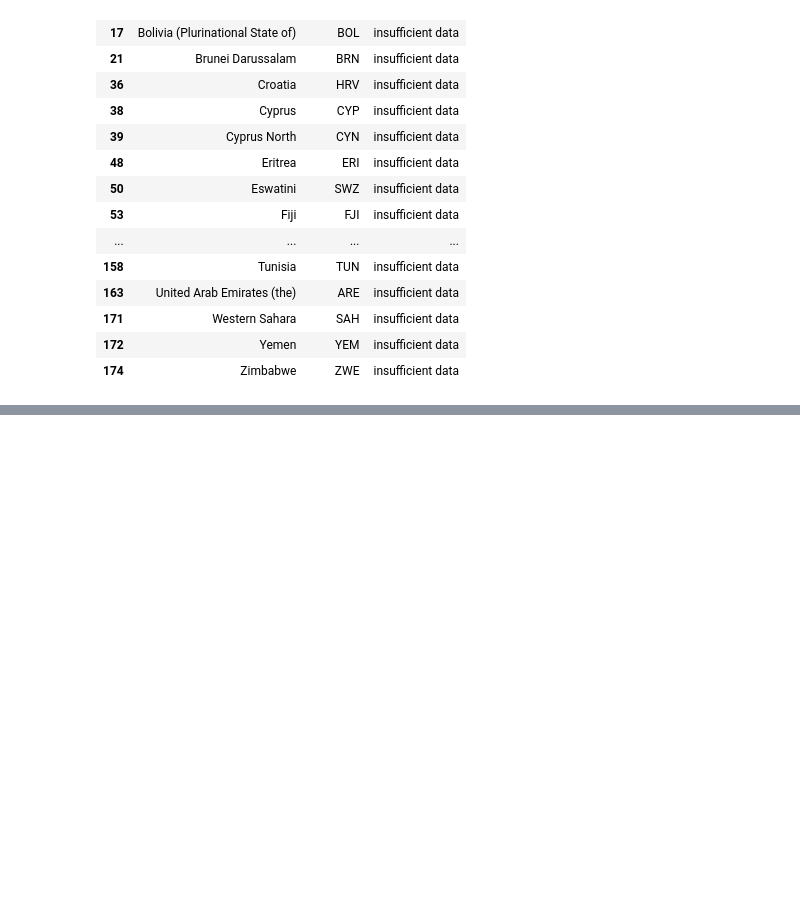
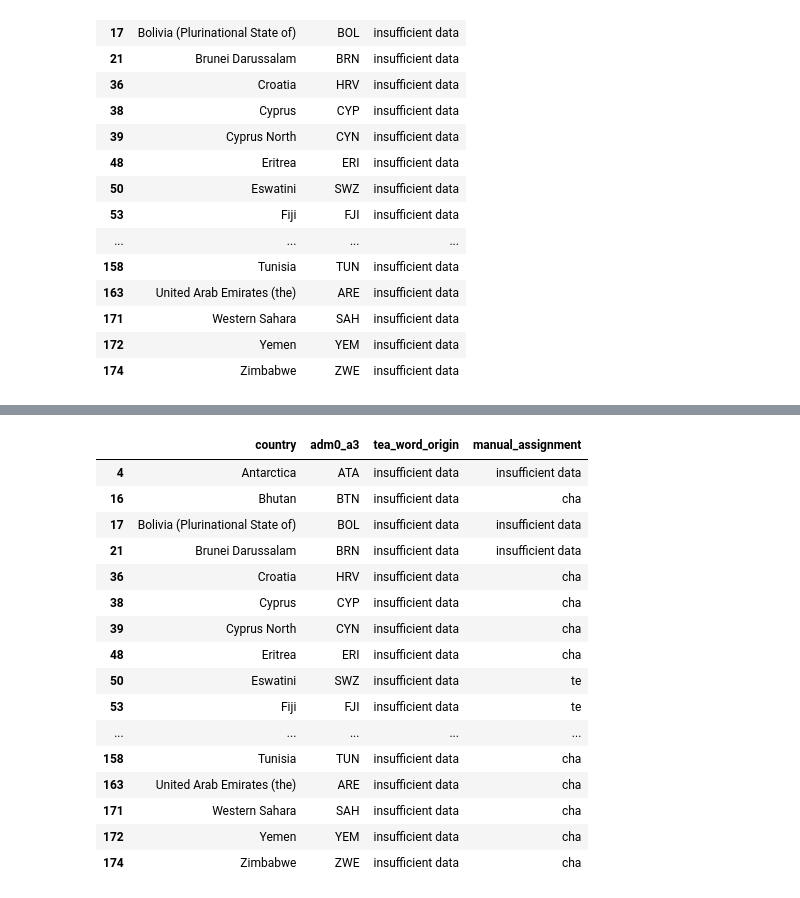
Before and after one commit to TangentialAlmond/tea_words_map, a Jupyter notebook: tea_words_map.ipynb, the cells around one changed output, grey strips where cells are left out. Cells and saved outputs as stored; diff of their text form; code cells hidden in the pictures; blank space fills up the shorter version.

```diff
--- a/tea_words_map.ipynb
+++ b/tea_words_map.ipynb
@@ -285,3 +397,69 @@ country_tea_origin_updated[country_tea_origin_updated["tea_word_origin"] == "ins
 | 174 | Zimbabwe | ZWE | insufficient data |
 # %%
 # CONTINUE HERE
+manual_assignment = {
+    "cha": [
+        # Arabic-speaking (not exclusive)
+        "Mauritania", "Tunisia", "Libya", "Western Sahara",
+        "Iraq", "Jordan", "Lebanon", "Kuwait", "Oman", "Qatar", "Saudi Arabia",
+        "Syria", "United Arab Emirates (the)", "Eritrea", "Yemen",
+        # Somali
+        "Somaliland",
+        # Dzongkha
+        "Bhutan",
+        # Croatian
+        "Croatia",
+        # Greek and Turkish
+        "Cyprus",
+        # Turkish
+        "Cyprus North",
+        # Serbian, Montenegrin, etc.
+        "Montenegro",
+        # Macedonian
+        "North Macedonia Republic",
+        # Romanian
+        "Romania",
+        # Swahili
+        "Tanzania, United Republic of",
+        # Tetum
+        "Timor-Leste",
+        # Shona
+        "Zimbabwe",
+        # Correction based on Arabic words for tea
+        "Algeria", "Morocco",
+        # Correction for Serbian word for tea
+        "Serbia"
+    ],
+    "te": [
+        # Swati, Zulu, Tsonga, Afrikaans, English
+        "Eswatini",
+        # Fijian and English (Arabic is spoken too)
+        "Fiji",
+        # Greenlandic and Danish
+        "Greenland",
+        # Haitian Creole
+        "Haiti",
+        # Laregely Albanian
+        "Kosovo",
+        # Behasa Malayu
+        "Malaysia", "Brunei Darussalam"
+        # Spanish
+        "Bolivia (Plurinational State of)",
+        # Correction based on Polish and Lithuanian words for tea
+        "Poland", "Lithuania"
+    ]
+}
+
+# Check if the manual assignment covers all countries
+manual_assignment_list = []
+for i in insuffient_df.index:
+    country = insuffient_df.loc[i, "country"]
+    for j in manual_assignment:
+        if country.strip() in manual_assignment[j]:
+            manual_assignment_list.append(j)
+            break
+    else:
+        manual_assignment_list.append("insufficient data")
+insuffient_df["manual_assignment"] = manual_assignment_list
+insuffient_df
+# %% [output]
@@ -287,0 +471,17 @@ country_tea_origin_updated[country_tea_origin_updated["tea_word_origin"] == "ins
+|  | country | adm0_a3 | tea_word_origin | manual_assignment |
+| 4 | Antarctica | ATA | insufficient data | insufficient data |
+| 16 | Bhutan | BTN | insufficient data | cha |
+| 17 | Bolivia (Plurinational State of) | BOL | insufficient data | insufficient data |
+| 21 | Brunei Darussalam | BRN | insufficient data | insufficient data |
+| 36 | Croatia | HRV | insufficient data | cha |
+| 38 | Cyprus | CYP | insufficient data | cha |
+| 39 | Cyprus North | CYN | insufficient data | cha |
+| 48 | Eritrea | ERI | insufficient data | cha |
+| 50 | Eswatini | SWZ | insufficient data | te |
+| 53 | Fiji | FJI | insufficient data | te |
+| ... | ... | ... | ... | ... |
+| 158 | Tunisia | TUN | insufficient data | cha |
+| 163 | United Arab Emirates (the) | ARE | insufficient data | cha |
+| 171 | Western Sahara | SAH | insufficient data | cha |
+| 172 | Yemen | YEM | insufficient data | cha |
+| 174 | Zimbabwe | ZWE | insufficient data | cha |
```
Also changed, not shown: parts of 13 cells of this notebook.
